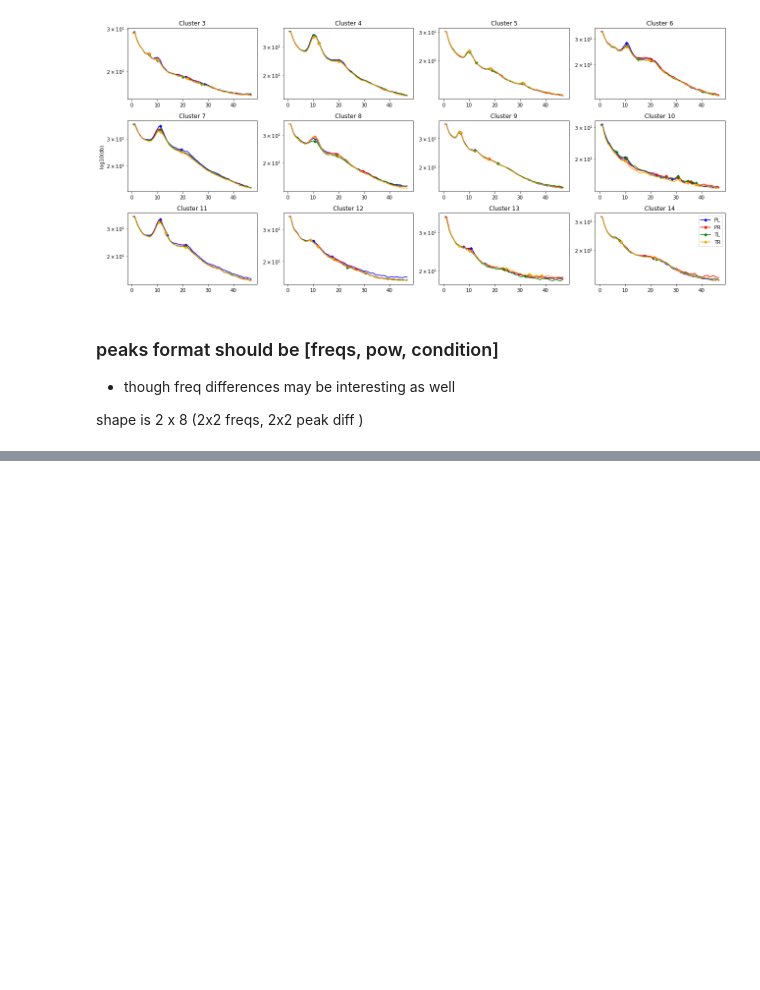
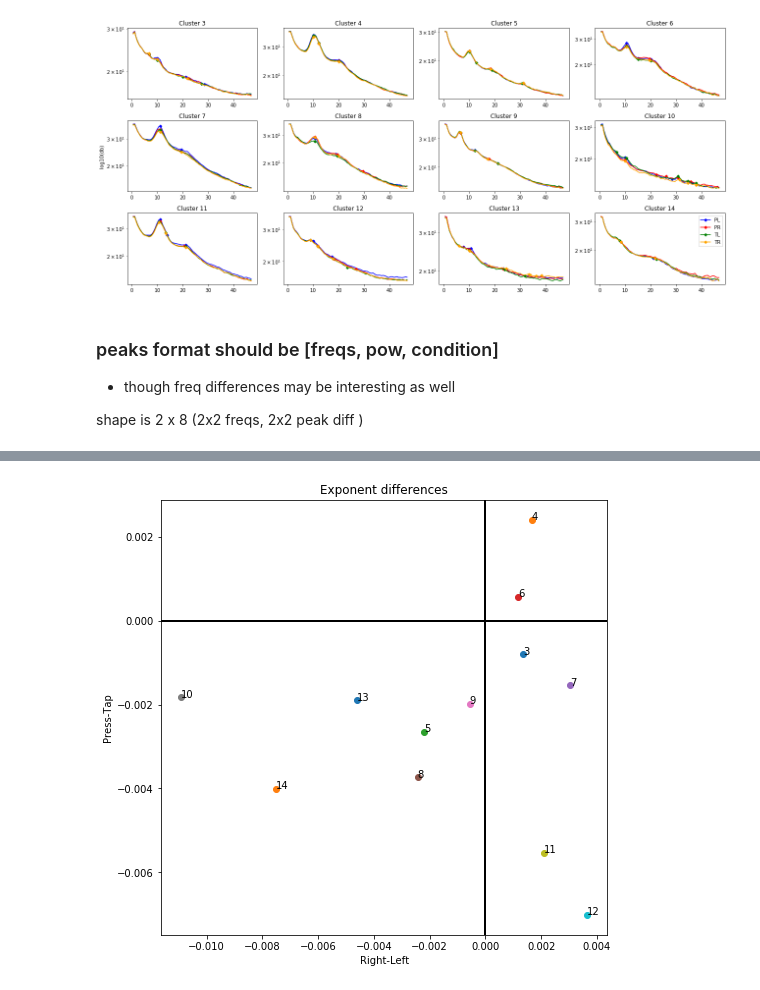
Before and after one commit to bfbarry/Metric-Modulation, a Jupyter notebook: notebooks/spectral_analysis.ipynb, the cells around one changed output, grey strips where cells are left out. Saved outputs shown, nothing was run; the diff lists cells and outputs as text; code cells hidden in the pictures; blank space fills up the shorter version.

```diff
--- a/notebooks/spectral_analysis.ipynb
+++ b/notebooks/spectral_analysis.ipynb
@@ -181,0 +167,13 @@ for i, o in enumerate(diffs.keys()):
+# %%
+exp_diffs = find_differences(cond_data, measure='exponent')
+
+plt.figure(figsize=[8,8])
+for i, cl in enumerate(range(3,15)):
+    x, y = exp_diffs['x'][i], exp_diffs['y'][i]
+    plt.plot(x,y,marker='o')
+    plt.annotate(cl, (x, y))
+    plt.axhline(0, color = 'k'); plt.axvline(0, color = 'k')
+    plt.title('Exponent differences')
+    plt.xlabel('Right-Left'); plt.ylabel('Press-Tap');
+# %% [output]
+[figure, added]
```
Also changed, not shown: parts of 15 cells of this notebook, 2 other files.
